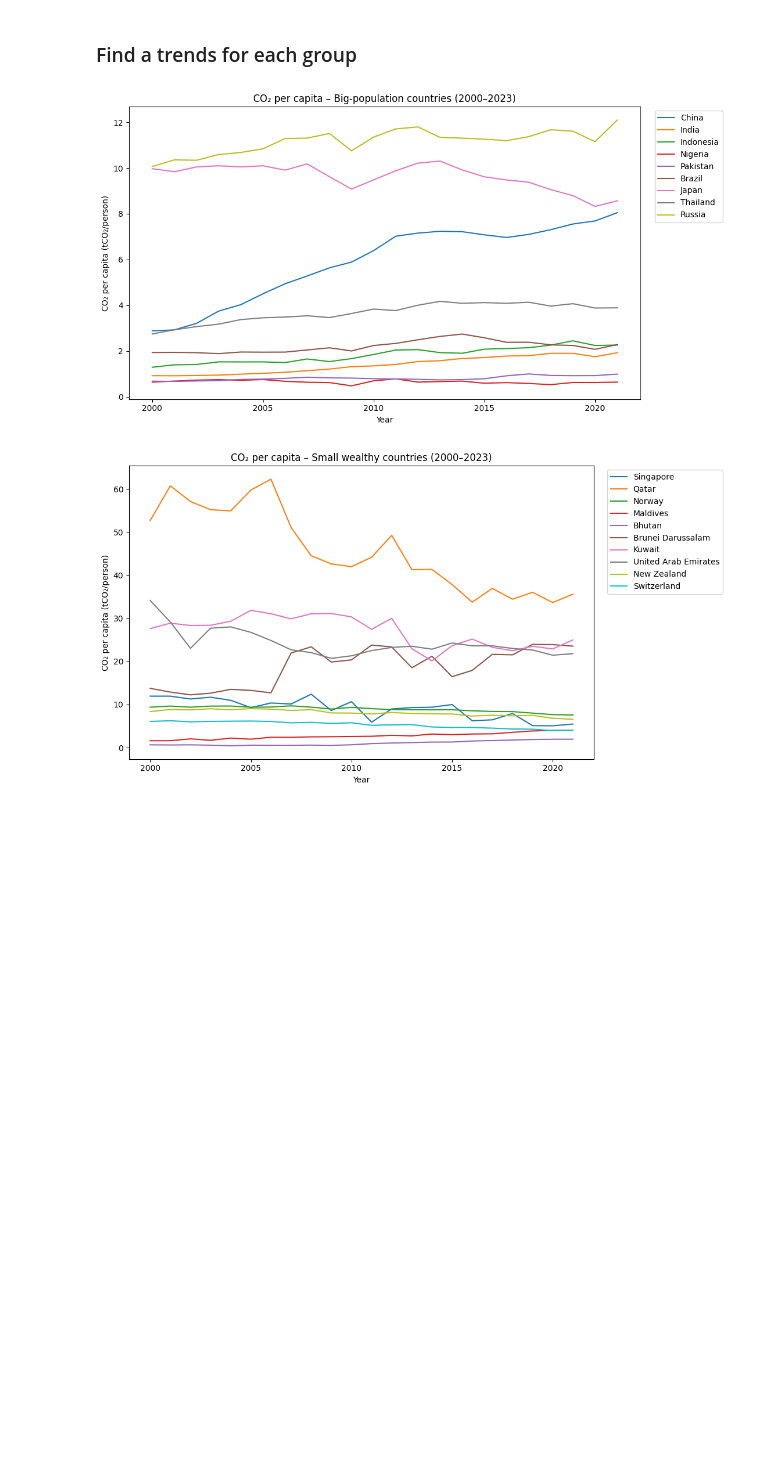
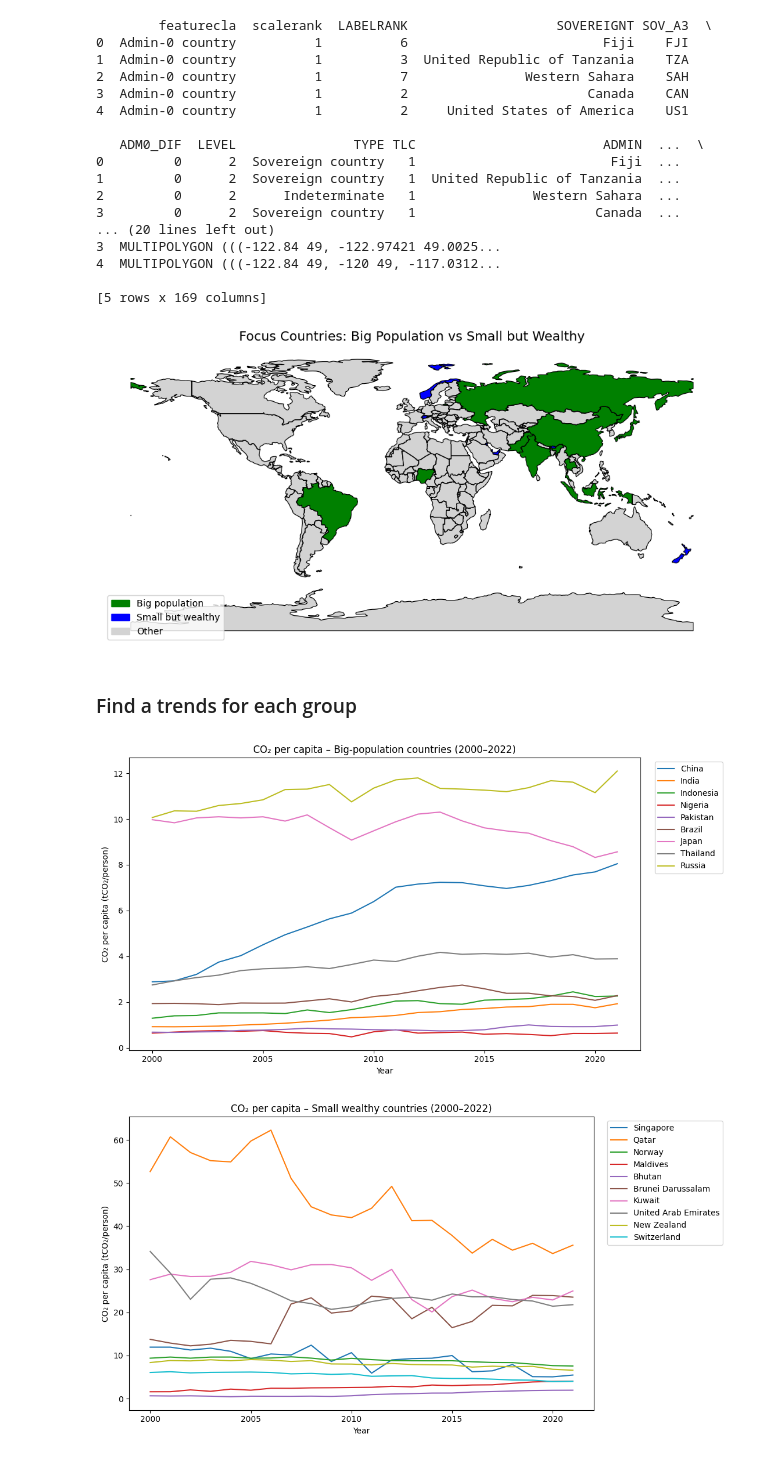
Before and after one commit to APS2542/CP_class_project, a Jupyter notebook: EDA_class_project.ipynb, the cells around one changed output. Saved outputs shown, nothing was run; the diff lists cells and outputs as text; code cells hidden in the pictures; blank space fills up the shorter version.

```diff
--- a/EDA_class_project.ipynb
+++ b/EDA_class_project.ipynb
@@ -42,6 +74,82 @@ def save_tight(name):
     plt.tight_layout()
     plt.savefig(outdir / name, dpi=300)
     plt.show()
+# %%
+import geopandas as gpd
+import matplotlib.pyplot as plt
+
+
+# โหลดจาก Natural Earth 110m countries (ไฟล์ .shp)
+url = "https://naturalearth.s3.amazonaws.com/110m_cultural/ne_110m_admin_0_countries.zip"
+world = gpd.read_file(url)
+
+print(world.head())
+
+big_pop = ["China","India","Indonesia","United States","Nigeria","Pakistan",
+           "Brazil","Japan","Thailand","Russia"]
+small_rich = ["Singapore","Qatar","Norway","Maldives","Bhutan","Brunei Darussalam",
+              "Kuwait","United Arab Emirates","New Zealand","Switzerland"]
+
+
+name_map = {"United States":"United States of America",
+            "Russia":"Russian Federation",
+            "Brunei Darussalam":"Brunei"}
+big_ne   = {name_map.get(n,n) for n in big_pop}
+small_ne = {name_map.get(n,n) for n in small_rich}
+
+def cat(n):
+    if n in big_pop:
+        return "Big population"
+    if n in small_rich:
+        return "Small but wealthy"
+    return "Other"
+
+world["group"] = world["ADMIN"].apply(cat)
+
+# mapping group → สี
+color_map = {
+    "Big population": "green",
+    "Small but wealthy": "blue",
+    "Other": "lightgrey"
+}
+
+fig, ax = plt.subplots(figsize=(12,6))
+world.boundary.plot(ax=ax, linewidth=0.8, color="black")
+
+# plot ด้วยสี custom
+world.plot(ax=ax, color=world["group"].map(color_map))
+
+# เพิ่ม legend manual
+import matplotlib.patches as mpatches
+legend_handles = [
+    mpatches.Patch(color="green", label="Big population"),
+    mpatches.Patch(color="blue", label="Small but wealthy"),
+    mpatches.Patch(color="lightgrey", label="Other")
+]
+ax.legend(handles=legend_handles, loc="lower left")
+
+plt.title("Focus Countries: Big Population vs Small but Wealthy", fontsize=14)
+ax.set_axis_off()
+plt.show()
+# %% [output]
+        featurecla  scalerank  LABELRANK                   SOVEREIGNT SOV_A3  \
+0  Admin-0 country          1          6                         Fiji    FJI
+1  Admin-0 country          1          3  United Republic of Tanzania    TZA
+2  Admin-0 country          1          7               Western Sahara    SAH
+3  Admin-0 country          1          2                       Canada    CAN
+4  Admin-0 country          1          2     United States of America    US1
+
+   ADM0_DIF  LEVEL               TYPE TLC                        ADMIN  ...  \
+0         0      2  Sovereign country   1                         Fiji  ...
+1         0      2  Sovereign country   1  United Republic of Tanzania  ...
+2         0      2      Indeterminate   1               Western Sahara  ...
+3         0      2  Sovereign country   1                       Canada  ...
+... (20 lines left out)
+3  MULTIPOLYGON (((-122.84 49, -122.97421 49.0025...
+4  MULTIPOLYGON (((-122.84 49, -120 49, -117.0312...
+
+[5 rows x 169 columns]
+[figure, added]
 # %% [markdown]
 ### Find a trends for each group
 # %%
```
Also changed, not shown: parts of 4 cells of this notebook, 16 other files.
